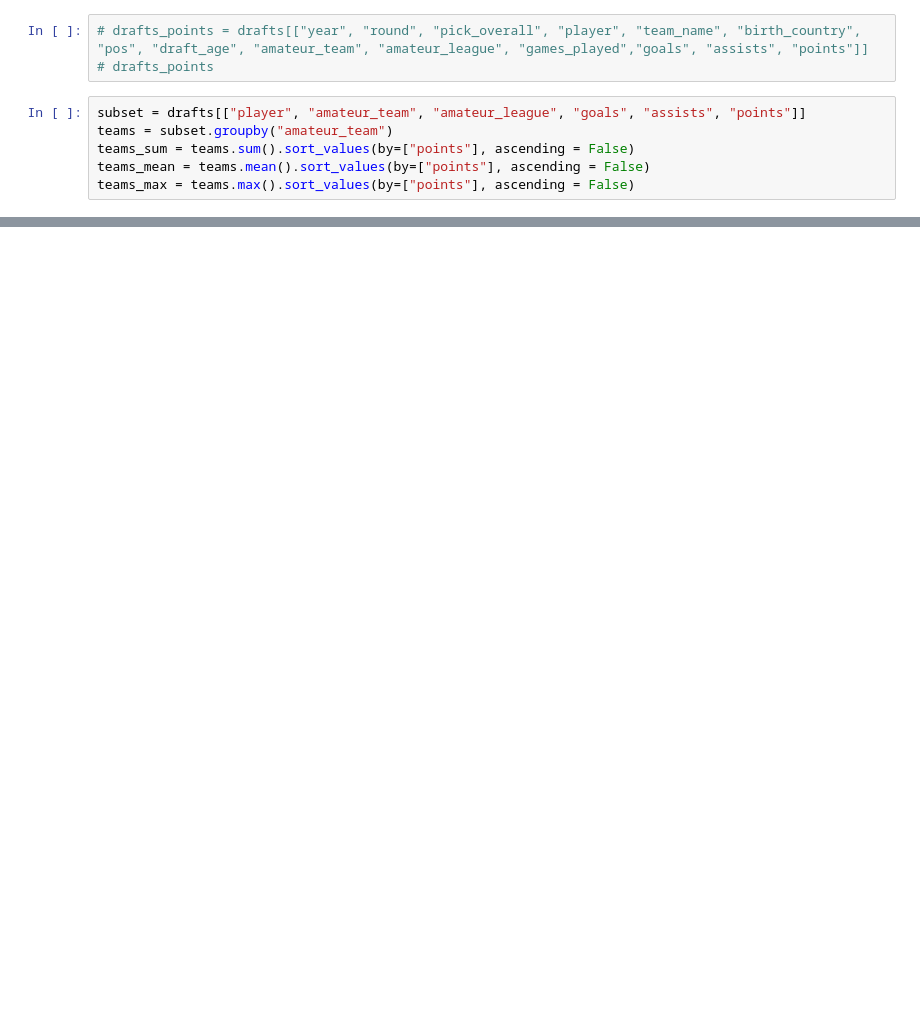
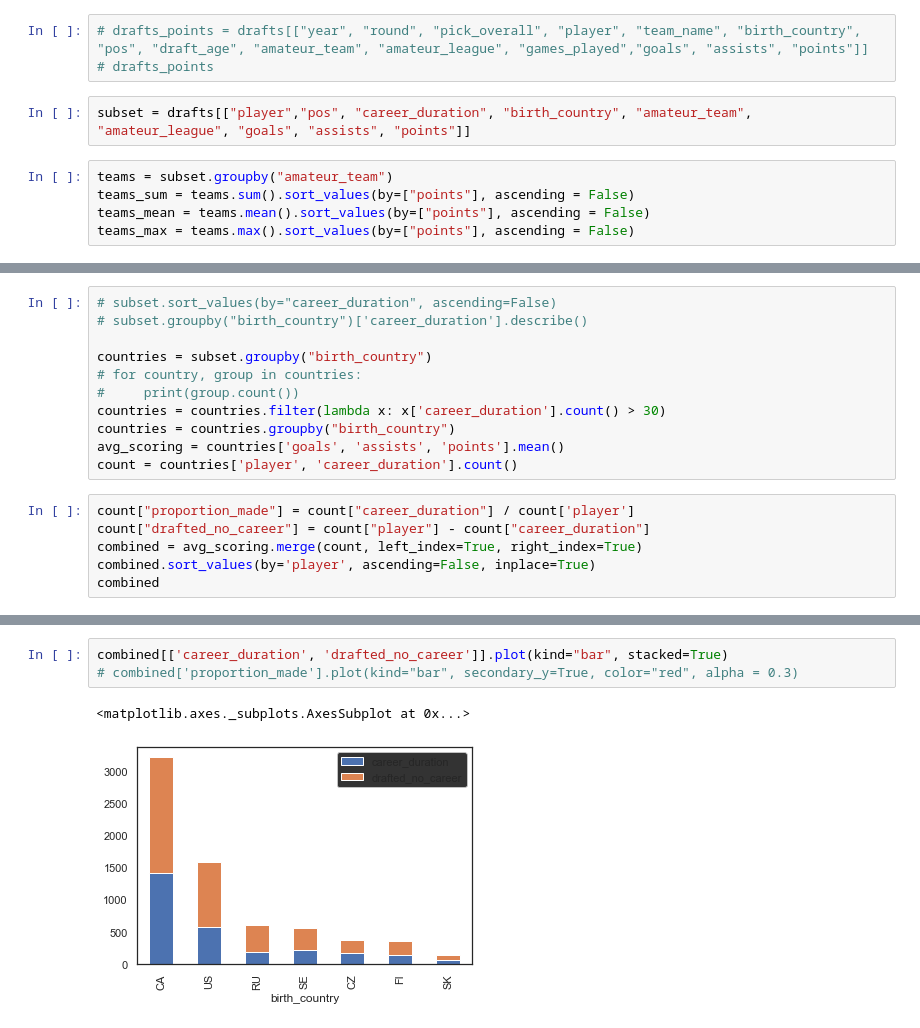
Before and after one commit to pbenmoser4/hockey, a Jupyter notebook: Sandbox.ipynb, the cells around one changed output, grey strips where cells are left out. Saved outputs shown, nothing was run; the diff lists cells and outputs as text; blank space fills up the shorter version.

```diff
--- a/Sandbox.ipynb
+++ b/Sandbox.ipynb
@@ -31,8 +24,9 @@ drafts["amateur_league"] = drafts["amateur_team"].apply(lambda val: str(val[val.
 # %%
 # drafts_points = drafts[["year", "round", "pick_overall", "player", "team_name", "birth_country", "pos", "draft_age", "amateur_team", "amateur_league", "games_played","goals", "assists", "points"]]
 # drafts_points
+# %%
+subset = drafts[["player","pos", "career_duration", "birth_country", "amateur_team", "amateur_league", "goals", "assists", "points"]]
 # %%
-subset = drafts[["player", "amateur_team", "amateur_league", "goals", "assists", "points"]]
 teams = subset.groupby("amateur_team")
 teams_sum = teams.sum().sort_values(by=["points"], ascending = False)
 teams_mean = teams.mean().sort_values(by=["points"], ascending = False)
@@ -81,0 +34,17 @@ teams.get_group("MoDo Ornskoldsvik (Sweden)")
+# %%
+# subset.sort_values(by="career_duration", ascending=False)
+# subset.groupby("birth_country")['career_duration'].describe()
+
+countries = subset.groupby("birth_country")
+# for country, group in countries:
+#     print(group.count())
+countries = countries.filter(lambda x: x['career_duration'].count() > 30)
+countries = countries.groupby("birth_country")
+avg_scoring = countries['goals', 'assists', 'points'].mean()
+count = countries['player', 'career_duration'].count()
+# %%
+count["proportion_made"] = count["career_duration"] / count['player']
+count["drafted_no_career"] = count["player"] - count["career_duration"]
+combined = avg_scoring.merge(count, left_index=True, right_index=True)
+combined.sort_values(by='player', ascending=False, inplace=True)
+combined
@@ -81,0 +61,6 @@ teams.get_group("MoDo Ornskoldsvik (Sweden)")
+# %%
+combined[['career_duration', 'drafted_no_career']].plot(kind="bar", stacked=True)
+# combined['proportion_made'].plot(kind="bar", secondary_y=True, color="red", alpha = 0.3)
+# %% [output]
+<matplotlib.axes._subplots.AxesSubplot at 0x...>
+[figure, added]
```
Also changed, not shown: parts of 20 cells of this notebook.
